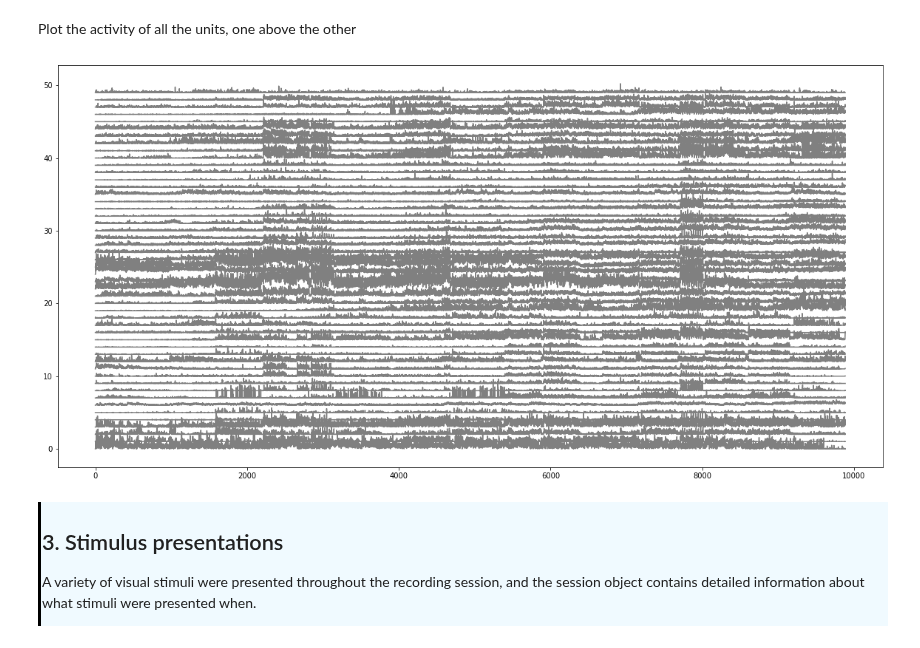
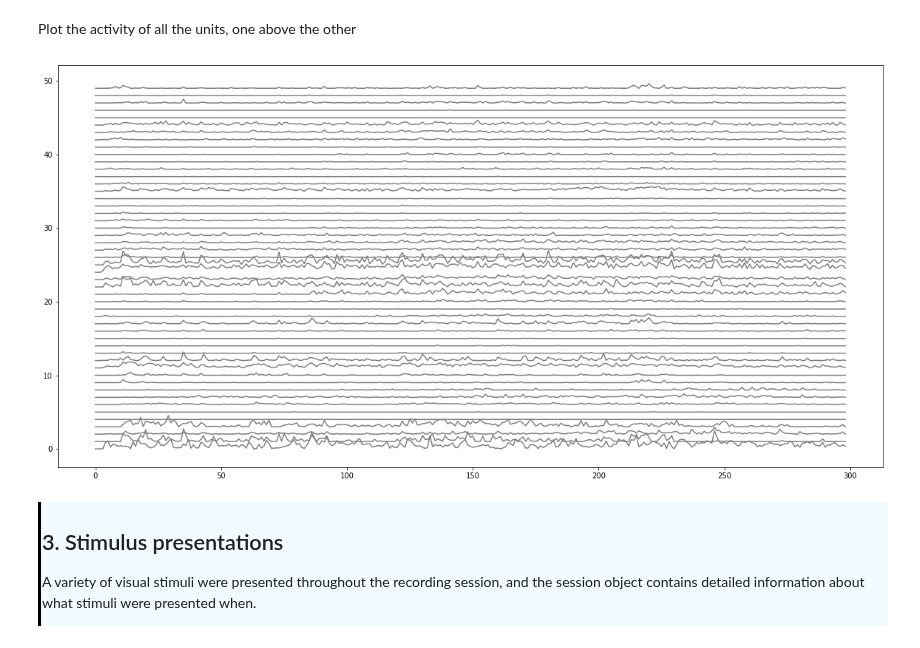
Before and after one commit to AllenInstitute/swdb_2021, a Jupyter notebook: DynamicBrain/Neuropixels_walkthrough.ipynb, the cells around one changed output. Drawn from its saved outputs; the diff is of its cells as text; code cells hidden in the pictures.

```diff
--- a/DynamicBrain/Neuropixels_walkthrough.ipynb
+++ b/DynamicBrain/Neuropixels_walkthrough.ipynb
@@ -503,13 +490,10 @@ Text(0.5, 0, 'Time (s)')
 
 </div>
-# %%
-numbins = int(np.ceil(spikes.max()))
-binned_spikes = np.empty((numbins))
-for i in range(numbins):
-    binned_spikes[i] = len(spikes[(spikes>i)&(spikes<i+1)])
 # %%
+binned_spikes, bin_edges = np.histogram(spikes, bins=np.arange(0, 300))
+
 plt.figure(figsize=(20,5))
-plt.plot(binned_spikes)
+plt.plot(bin_edges[:-1], binned_spikes)
 plt.xlabel("Time (s)")
 plt.ylabel("FR (Hz)")
 # %% [output]
@@ -522,25 +506,25 @@ Text(0, 0.5, 'FR (Hz)')
 <p> Now let's do this for up to 50 units in V1. Make an array of the binned activity of all units in V1 called 'v1_binned'. We'll use this again later.
 
 </div>
-# %%
-v1_units = session.units[session.units.ecephys_structure_acronym=='VISp']
-numunits = len(v1_units)
-if numunits>50:
-    numunits=50
-v1_binned = np.empty((numunits, numbins))
-for i in range(numunits):
-    unit_id = v1_units.index[i]
-    spikes = spike_times[unit_id]
-    for j in range(numbins):
-        v1_binned[i,j] = len(spikes[(spikes>j)&(spikes<j+1)])
+# %%
+# allocate an empty array to hold binned spike rates for up to 50 units
+numunits = min(50, len(visp_units))
+numbins = len(binned_spikes)
+visp_binned = np.empty((numunits, numbins))
+
+# compute binned spike rates for each unit:
+for i in range(numunits):
+    unit_id = visp_units.index[i]
+    spikes = spike_times[unit_id]
+    visp_binned[i] = np.histogram(spikes, bins=bin_edges)[0]
 # %% [markdown]
 Plot the activity of all the units, one above the other
 # %%
-plt.figure(figsize=(20,10))
+plt.figure(figsize=(20, 10))
 for i in range(numunits):
-    plt.plot(i+(v1_binned[i,:]/30.), color='gray')
+    plt.plot(bin_edges[:-1], i + (visp_binned[i,:] / 30.), color='gray')
 # %% [output]
-[figure, old version]
+[figure, new version]
 # %% [markdown]
 <div style="border-left: 3px solid #000; padding: 1px; padding-left: 10px; background: #F0FAFF; ">
 
```
Also changed, not shown: parts of 132 cells of this notebook.
